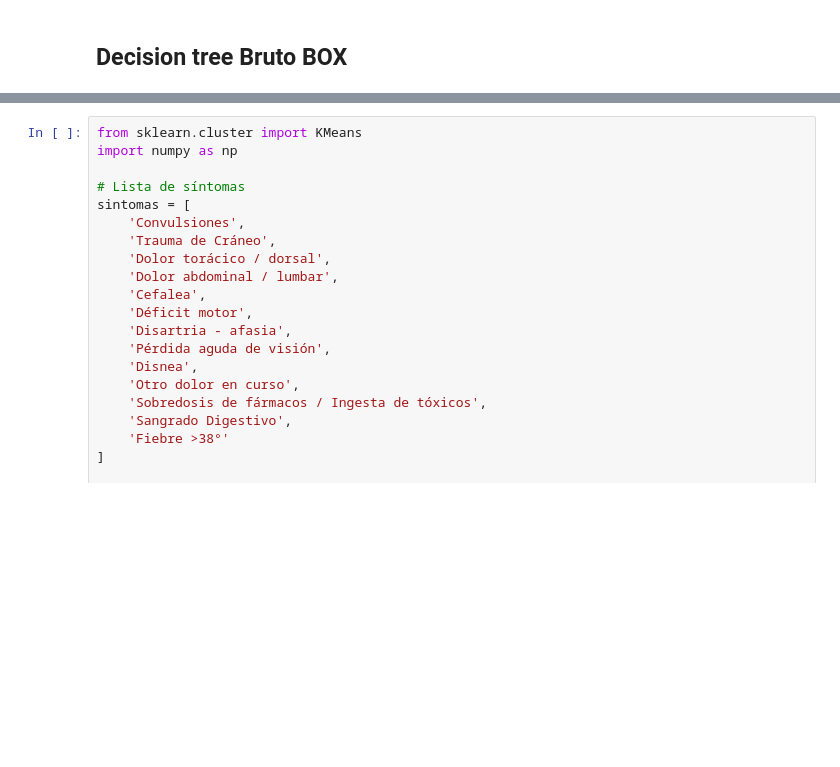
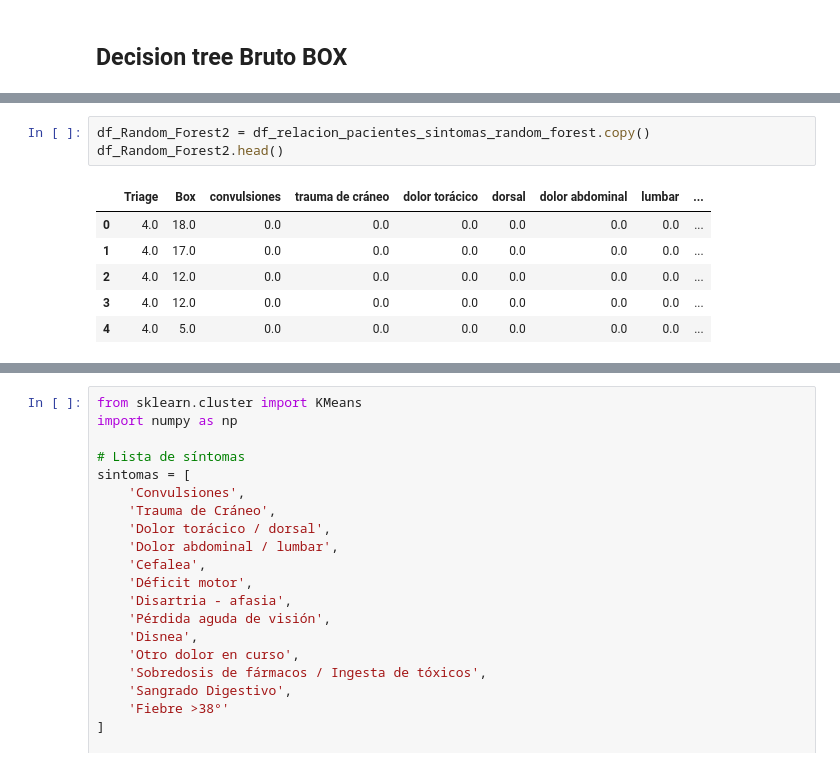
Before and after one commit to Adriellevy/Triage_HF, a Jupyter notebook: DataAnalysisAndReports/notebooks/Triage_HF.ipynb, the cells around one changed output, grey strips where cells are left out. Saved outputs shown, nothing was run; the diff lists cells and outputs as text; blank space fills up the shorter version.

```diff
--- a/DataAnalysisAndReports/notebooks/Triage_HF.ipynb
+++ b/DataAnalysisAndReports/notebooks/Triage_HF.ipynb
@@ -1098,0 +1288,10 @@ weighted avg       0.20      0.13      0.10       145
+# %%
+df_Random_Forest2 = df_relacion_pacientes_sintomas_random_forest.copy()
+df_Random_Forest2.head()
+# %% [output]
+|  | Triage | Box | convulsiones | trauma de cráneo | dolor torácico | dorsal | dolor abdominal | lumbar | ... |
+| 0 | 4.0 | 18.0 | 0.0 | 0.0 | 0.0 | 0.0 | 0.0 | 0.0 | ... |
+| 1 | 4.0 | 17.0 | 0.0 | 0.0 | 0.0 | 0.0 | 0.0 | 0.0 | ... |
+| 2 | 4.0 | 12.0 | 0.0 | 0.0 | 0.0 | 0.0 | 0.0 | 0.0 | ... |
+| 3 | 4.0 | 12.0 | 0.0 | 0.0 | 0.0 | 0.0 | 0.0 | 0.0 | ... |
+| 4 | 4.0 | 5.0 | 0.0 | 0.0 | 0.0 | 0.0 | 0.0 | 0.0 | ... |
```
Also changed, not shown: parts of 27 cells of this notebook.
